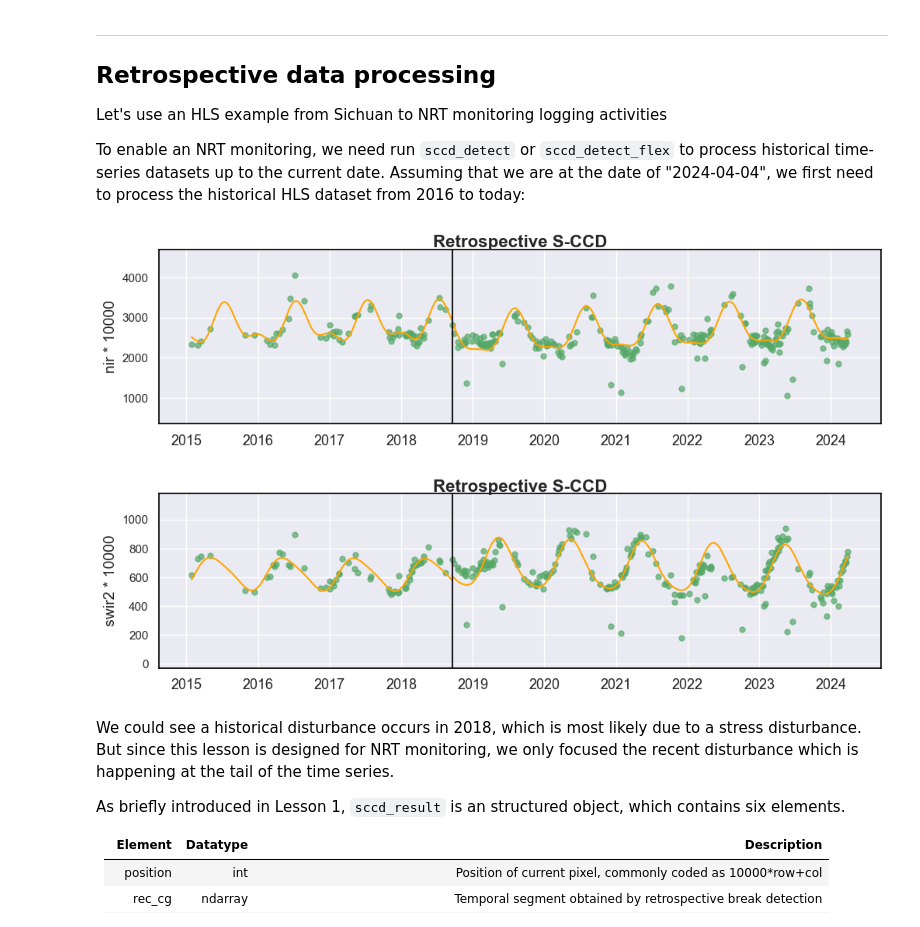
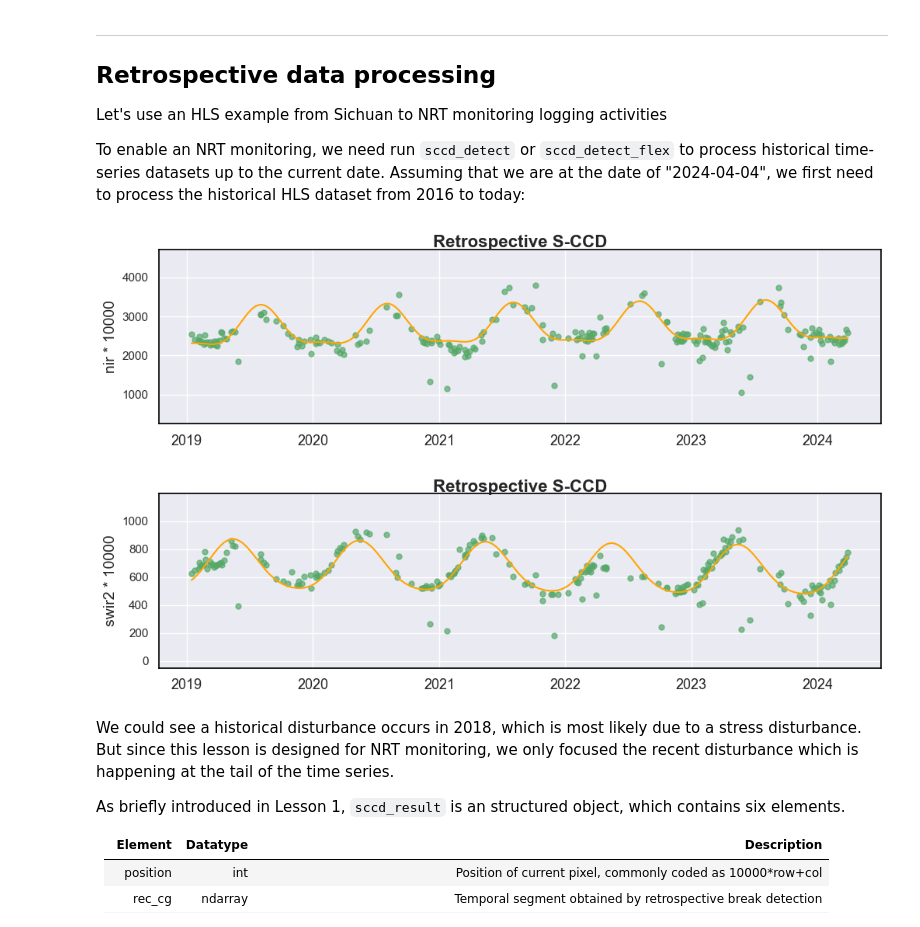
Before and after one commit to Remote-Sensing-of-Land-Resource-Lab/pyxccd, a Jupyter notebook: tutorials/notebooks/7_near_realtime_logging_hls.ipynb, the cells around one changed output. Saved outputs shown, nothing was run; the diff lists cells and outputs as text; code cells hidden in the pictures.

Commit message:
remove scaling for the thermal band and leave it to the users; fix the figure bugs for tutorial 7

```diff
--- a/tutorials/notebooks/7_near_realtime_logging_hls.ipynb
+++ b/tutorials/notebooks/7_near_realtime_logging_hls.ipynb
@@ -29,6 +29,8 @@ import matplotlib.pyplot as plt
 from pyxccd import sccd_detect
 from pyxccd.common import SccdOutput
 from pyxccd.utils import getcategory_sccd, defaults
+from dateutil import parser
+
 
 def display_sccd_result(
     data: np.ndarray,
@@ -240,34 +242,37 @@ def display_sccd_result(
     title_font_size = int(font_size) + 2 if isinstance(font_size, (int, float)) else 16
     axe.set_title(title, fontweight="bold", size=title_font_size, pad=2)
 
 
 TUTORIAL_DATASET = (pathlib.Path.cwd() / 'datasets').resolve() # modify it as you need
 assert TUTORIAL_DATASET.exists()
 in_path = TUTORIAL_DATASET/ '7_logging_hls_w0.csv'
 
 # read example csv for HLS time series
 data = pd.read_csv(in_path)
 
+# let's cut some time series to make it more focus
+data = data[data['dates'] > parser.parse("20190101").toordinal()]
+
 # split the array by the column
 dates, blues, greens, reds, nirs, swir1s, swir2s, thermals, qas, sensor = data.to_numpy().copy().T
 
 # retrospective processing
 sccd_result = sccd_detect(dates, blues, greens, reds, nirs, swir1s, swir2s, qas)
 
 sns.set_theme(style="darkgrid")
 sns.set_context("notebook")
 
 # plot time series and detection results
 fig, axes = plt.subplots(2, 1, figsize=(12, 7))
 plt.subplots_adjust(hspace=0.4)
 
 
 # Let's plot NIR and SWIR2 time series, which are the best two disturbance indicator bands
 display_sccd_result(data=np.stack((dates, blues, greens, reds, nirs, swir1s, swir2s, thermals, qas), axis=1), band_names=['blues', 'green', 'red', 'nir', 'swir1', 'swir2', 'thermals'], band_index=3, sccd_result=sccd_result, axe=axes[0], title="Retrospective S-CCD")
 
 display_sccd_result(data=np.stack((dates, blues, greens, reds, nirs, swir1s, swir2s, thermals, qas), axis=1), band_names=['blues', 'green', 'red', 'nir', 'swir1', 'swir2', 'thermals'], band_index=5, sccd_result=sccd_result, axe=axes[1], title="Retrospective S-CCD")
 # %% [output]
-[figure, old version]
+[figure, new version]
 # %% [markdown]
 We could see a historical disturbance occurs in 2018, which is most likely due to a stress disturbance. But since this lesson is designed for NRT monitoring, we only focused the recent disturbance which is happening at the tail of the time series.
 
```
Also changed, not shown: parts of 10 cells of this notebook, 3 other files.
